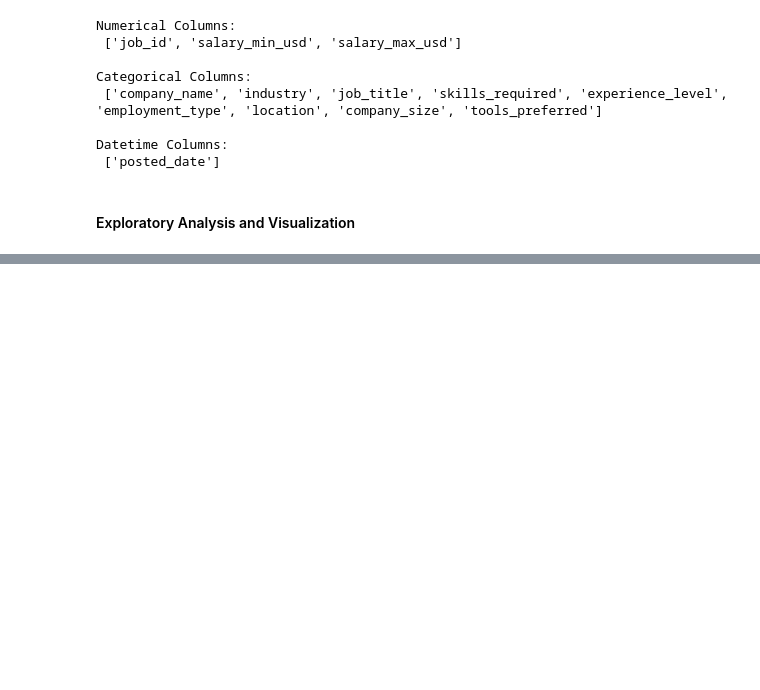
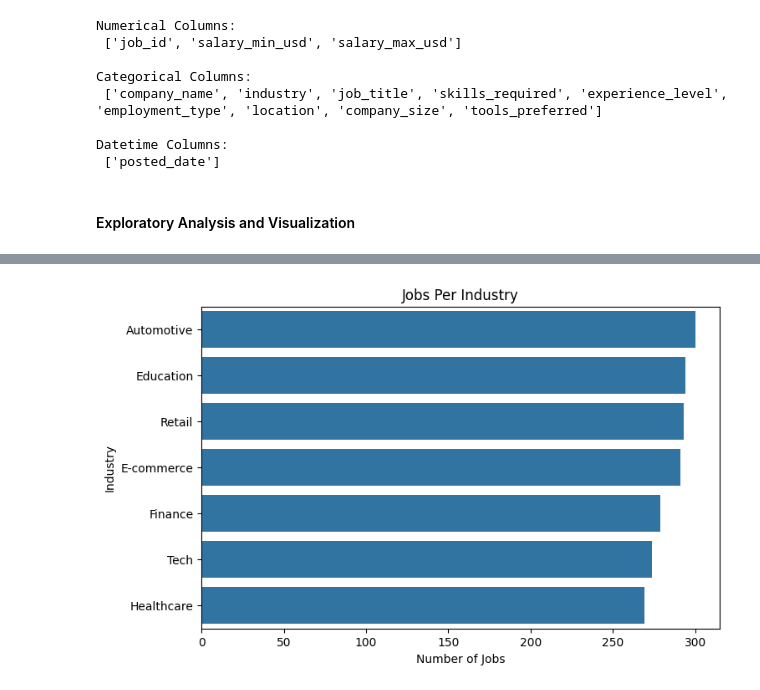
Before and after one commit to obaidhsn/AI620-Assignment1-25280049, a Jupyter notebook: transformation_pipeline.ipynb, the cells around one changed output, grey strips where cells are left out. Saved outputs shown, nothing was run; the diff lists cells and outputs as text; code cells hidden in the pictures; blank space fills up the shorter version.

```diff
--- a/transformation_pipeline.ipynb
+++ b/transformation_pipeline.ipynb
@@ -128,0 +144,12 @@ kaggle_ai_job_market_df.to_csv(f"{TRANFORMED_DATA_PATH}/cleaned_kaggle_ai_job_da
+# %%
+# Jobs per industry
+industry_counts = kaggle_ai_job_market_df['industry'].value_counts()
+
+plt.figure(figsize=(8,5))
+sns.barplot(x=industry_counts.values, y=industry_counts.index)
+plt.title("Jobs Per Industry")
+plt.xlabel("Number of Jobs")
+plt.ylabel("Industry")
+plt.show()
+# %% [output]
+[figure, added]
```
Also changed, not shown: parts of 31 cells of this notebook, 2 other files.
